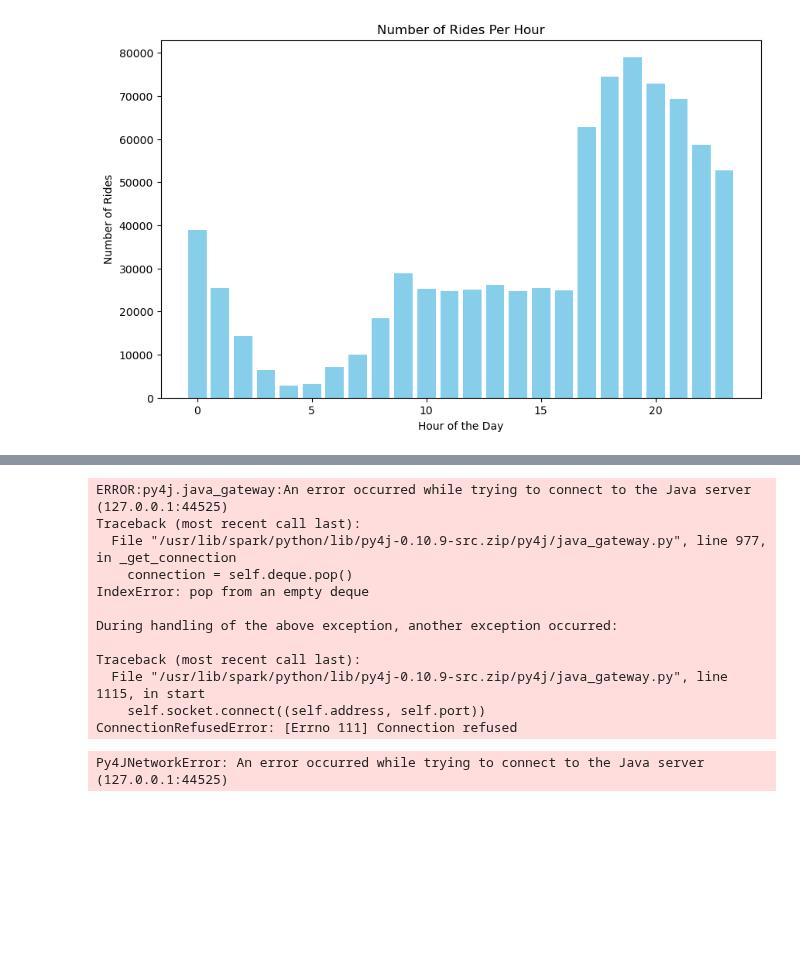
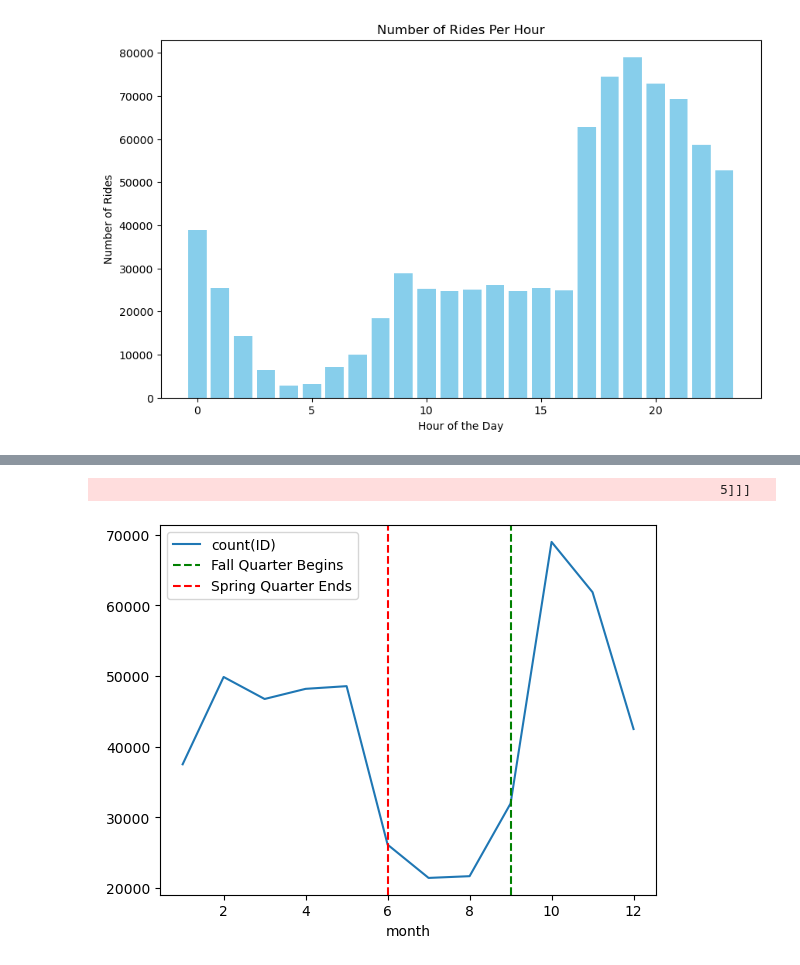
Before and after one commit to hvpachisia/uchicago-lyft-rideshare, a Jupyter notebook: eda_2022.ipynb, the cells around one changed output, grey strips where cells are left out. Cells and saved outputs as stored; diff of their text form; code cells hidden in the pictures; blank space fills up the shorter version.

```diff
--- a/eda_2022.ipynb
+++ b/eda_2022.ipynb
@@ -272,24 +270,13 @@ df_area_program.select(approxCountDistinct("ID", rsd = 0.05)).show()
 # %%
 df_count_plot_program = df_area_program.groupby("month").agg({'ID':'count'}).orderBy(F.col('month').asc()).toPandas() #.plot(x="month",y="count(ID)")
 ax = df_count_plot_program.plot(x="month", y="count(ID)")
-ax.axvline(x=9, color='g', linestyle='--', label='Program Starts, Fall Quarter Begins')
+ax.axvline(x=9, color='g', linestyle='--', label='Fall Quarter Begins')
 ax.axvline(x=6, color='r', linestyle='--', label='Spring Quarter Ends')
 plt.legend()
 plt.show()
 # %% [output]
-ERROR:py4j.java_gateway:An error occurred while trying to connect to the Java server (127.0.0.1:44525)
-Traceback (most recent call last):
-  File "/usr/lib/spark/python/lib/py4j-0.10.9-src.zip/py4j/java_gateway.py", line 977, in _get_connection
-    connection = self.deque.pop()
-IndexError: pop from an empty deque
-
-During handling of the above exception, another exception occurred:
-
-Traceback (most recent call last):
-  File "/usr/lib/spark/python/lib/py4j-0.10.9-src.zip/py4j/java_gateway.py", line 1115, in start
-    self.socket.connect((self.address, self.port))
-ConnectionRefusedError: [Errno 111] Connection refused
+                                                                                5]]]
-Py4JNetworkError: An error occurred while trying to connect to the Java server (127.0.0.1:44525)
+[figure, added]
 # %%
 import seaborn as sns
 
```
Also changed, not shown: parts of 19 cells of this notebook, 1 other file.
